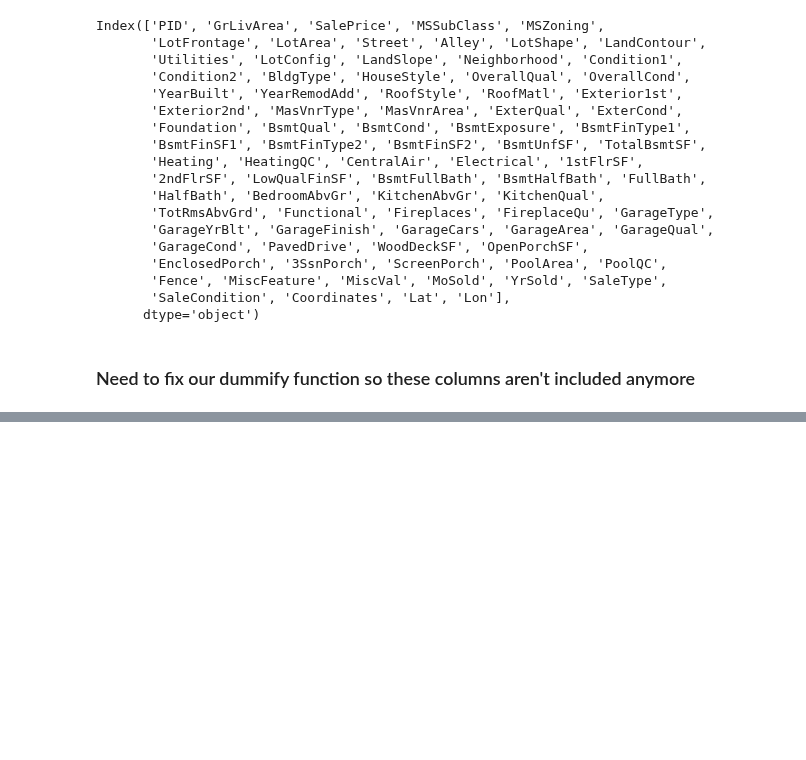
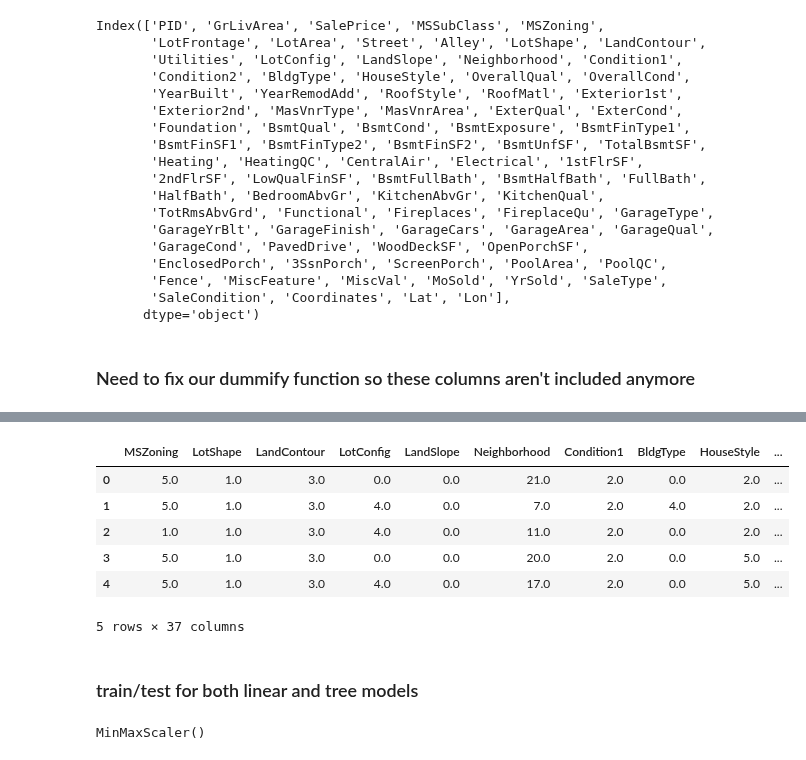
Before and after one commit to djhang99/housing_prices, a Jupyter notebook: David Jhang/older python files/onehot_encoding.ipynb, the cells around one changed output, grey strips where cells are left out. Drawn from its saved outputs; the diff is of its cells as text; code cells hidden in the pictures; blank space fills up the shorter version.

```diff
--- a/David Jhang/onehot_encoding.ipynb
+++ b/David Jhang/older python files/onehot_encoding.ipynb
@@ -269,0 +337,23 @@ def dummify_func(housing):
+# %%
+# read data file
+df = pd.read_csv('./data/Ames_Housing_Price_Data.csv', index_col= 0)
+# %%
+dataframe = cleaning(df)
+# %%
+dataframe = dataframe.reset_index() #duplicated index values in csv need to reset
+dataframe = dataframe.drop('index', axis = 1) # drop original index with duplicates
+
+## Grab objects from dataframe
+category = dataframe.select_dtypes('object')
+
+##Grab data that is numerical but should be treated as object (i.e. should be dummified)
+## Merge it back into category to be dummified
+housing_num2cat = dataframe[['MSSubClass', 'OverallQual', 'OverallCond', \
+                             'MoSold', 'YrSold']]
+
+category = pd.concat([category, housing_num2cat.astype(str)], axis = 1)
+# %%
+ ## Ord_Encode variables
+oe = OrdinalEncoder()
+cat_ord_enc = oe.fit_transform(category)
+cat_ord_enc_df = pd.DataFrame(cat_ord_enc, columns = category.columns)
@@ -269,0 +370,10 @@ def dummify_func(housing):
+# %%
+cat_ord_enc_df.head()
+# %% [output]
+|  | MSZoning | LotShape | LandContour | LotConfig | LandSlope | Neighborhood | Condition1 | BldgType | HouseStyle | ... |
+| 0 | 5.0 | 1.0 | 3.0 | 0.0 | 0.0 | 21.0 | 2.0 | 0.0 | 2.0 | ... |
+| 1 | 5.0 | 1.0 | 3.0 | 4.0 | 0.0 | 7.0 | 2.0 | 4.0 | 2.0 | ... |
+| 2 | 1.0 | 1.0 | 3.0 | 4.0 | 0.0 | 11.0 | 2.0 | 0.0 | 2.0 | ... |
+| 3 | 5.0 | 1.0 | 3.0 | 0.0 | 0.0 | 20.0 | 2.0 | 0.0 | 5.0 | ... |
+| 4 | 5.0 | 1.0 | 3.0 | 4.0 | 0.0 | 17.0 | 2.0 | 0.0 | 5.0 | ... |
+5 rows × 37 columns
@@ -269,0 +390,2 @@ def dummify_func(housing):
+# %% [markdown]
+### train/test for both linear and tree models
@@ -269,0 +405,14 @@ def dummify_func(housing):
+# %%
+## First need to train the scaler
+# this will take all numeric data that has meaningful difference in the numbers and then Min/Max scale it (just on the training data)
+scale_trainer = train_data_linear.copy()
+scale_trainer = scale_trainer.reset_index() #duplicated index values in csv need to reset
+scale_trainer = scale_trainer.drop('index', axis = 1) # drop original index with duplicates
+scale_trainer_num = scale_trainer.select_dtypes(['int64', 'float64']) # Select numeric data types
+scale_trainer_num = scale_trainer_num.drop(['PID', 'SalePrice'], axis = 1) ## Drop PID and saleprice since they should not be scaled
+
+## Set up and train the scaler and then scale the train data
+scaler = MinMaxScaler()
+scaler.fit(scale_trainer_num)
+# %% [output]
+MinMaxScaler()
```
Also changed, not shown: parts of 15 cells of this notebook, 5 other files.
